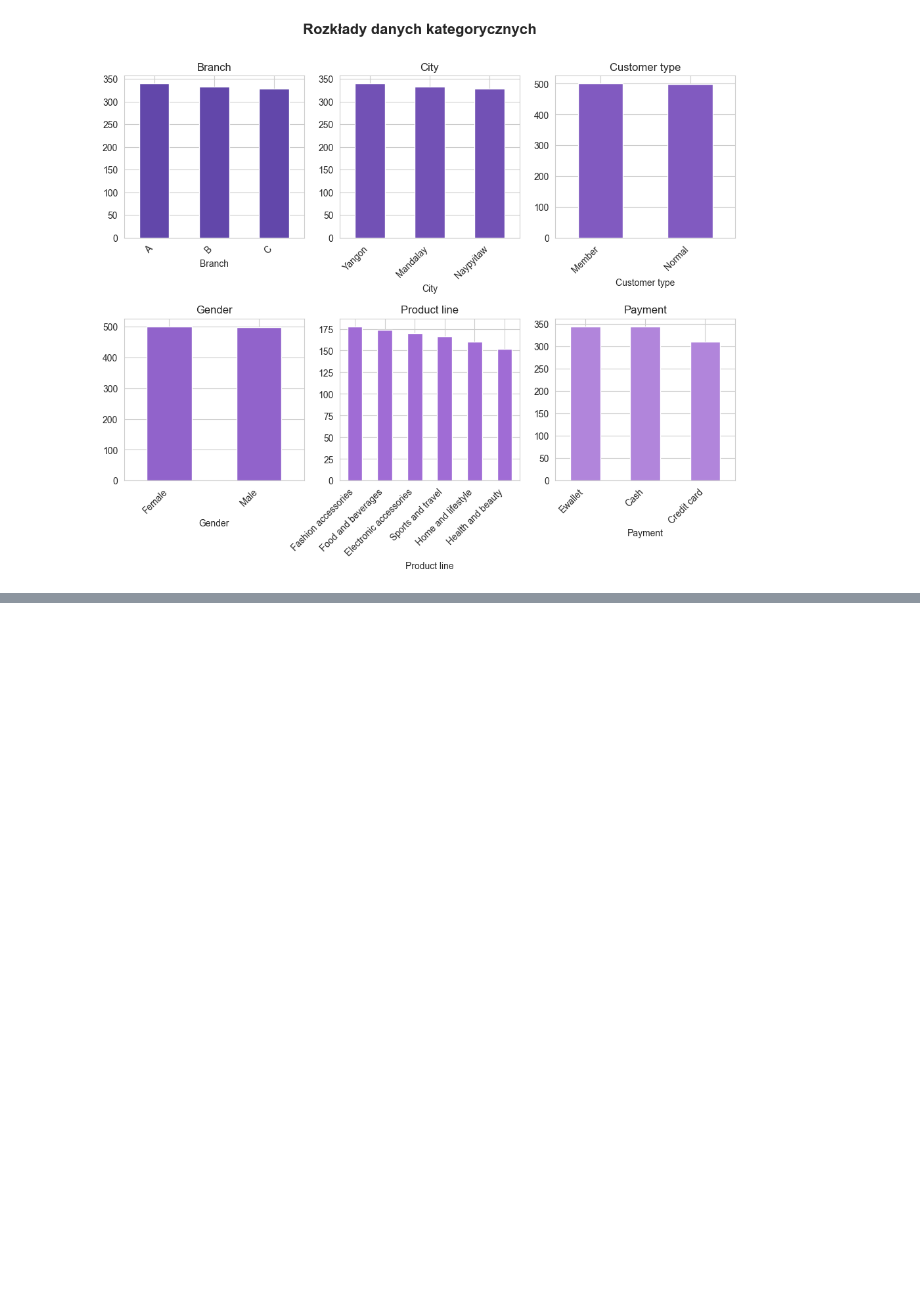
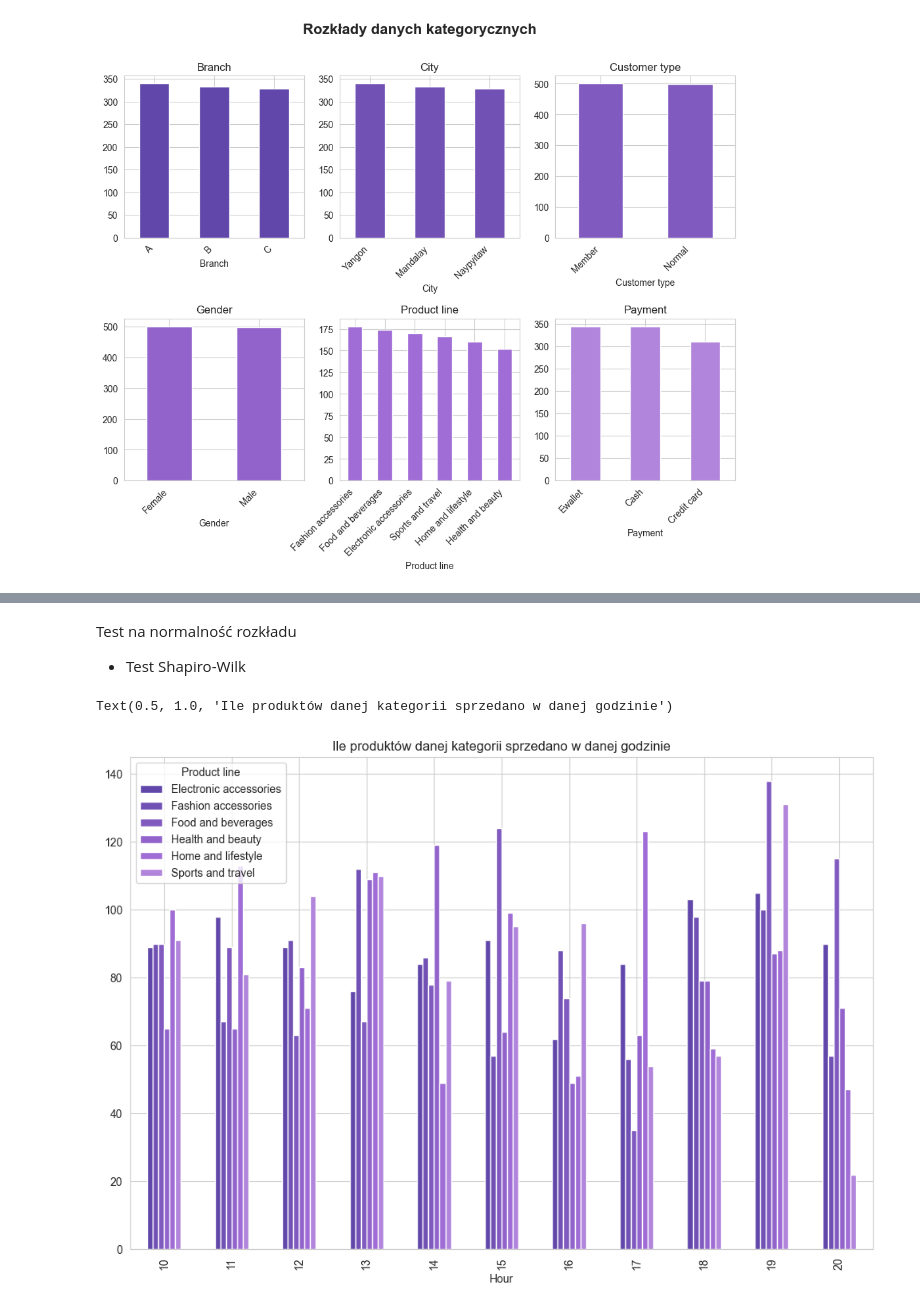
Before and after one commit to rstudion-t/biedronka-analysis, a Jupyter notebook: rstudion-t/notebooks/analysis.ipynb, the cells around one changed output, grey strips where cells are left out. Cells and saved outputs as stored; diff of their text form; code cells hidden in the pictures; blank space fills up the shorter version.

```diff
--- a/notebooks/analysis.ipynb
+++ b/rstudion-t/notebooks/analysis.ipynb
@@ -202,0 +223,11 @@ for i, feature in enumerate(
+# %% [markdown]
+Test na normalność rozkładu
+
+- Test Shapiro-Wilk
+# %%
+# Ile produktów danej kategorii sprzedano w danej godzinie - wykres
+
+df.groupby(['Hour', 'Product line'])['Quantity'].sum().unstack().plot(kind='bar', figsize=(12, 8), color=PLOT_COLORS).set_title("Ile produktów danej kategorii sprzedano w danej godzinie")
+# %% [output]
+Text(0.5, 1.0, 'Ile produktów danej kategorii sprzedano w danej godzinie')
+[figure, added]
```
Also changed, not shown: parts of 7 cells of this notebook, 9 other files.
